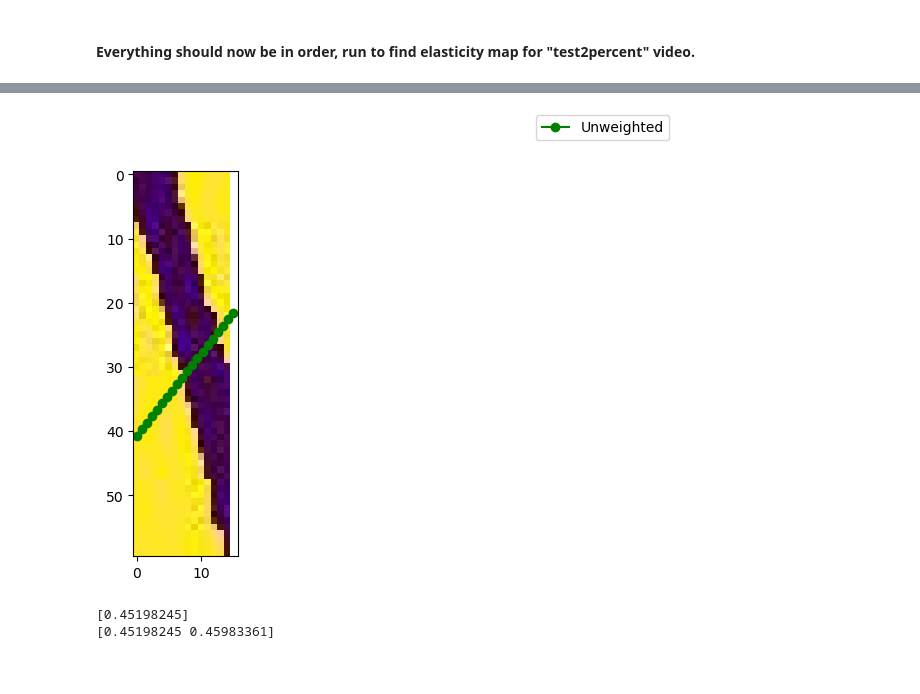
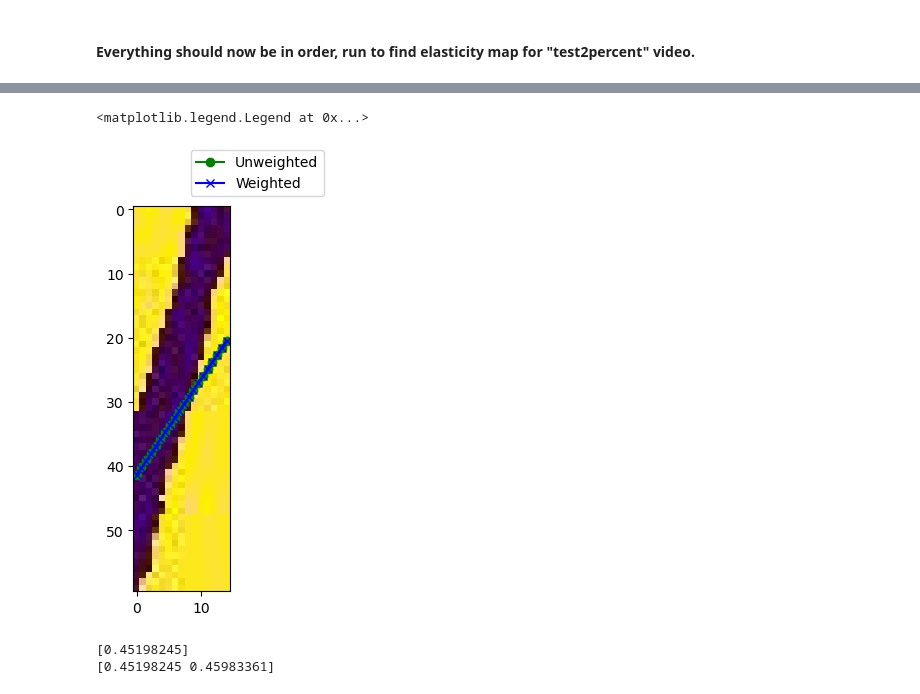
Before and after one commit to ecominator/optical_elastography, a Jupyter notebook: elasticity_sim.ipynb, the cells around one changed output, grey strips where cells are left out. Saved outputs shown, nothing was run; the diff lists cells and outputs as text; code cells hidden in the pictures.

Commit message:
added 2 methods for cross corr line fitting

```diff
--- a/elasticity_sim.ipynb
+++ b/elasticity_sim.ipynb
@@ -275,6 +275,8 @@ class WaveDetector:
 # implement slope measurement for one pixel
 # 50x50 pixels
 #itterate through each pixel to get a correlation result
+
+
 frNum = 15
 path_to_images = 'sim_2perc_crop/'
 kernel = 1
@@ -284,11 +286,13 @@ pixel_x = pixel_y = 50
 pixel_array = []
 for x in range(0, pixel_x + 1):
      for y in range(0, pixel_y + 1):
-         pixel = [x,y]
+        pixel = [pixel_x, pixel_y]
+pixel_array.append(pixel)
 
-for p in pixel_array:
-        _, corr_full_y = cross_correlation(frNum, path_to_images, pixel_array[p], kernel, x_disp=False, y_disp=True)
+#corr_full_y is 60x15 matrix which represents one pixel
+_, corr_full_y = cross_correlation(frNum, path_to_images, pixel_array[0], kernel, x_disp=False, y_disp=True)
 
 plt.imshow(corr_full_y)
-#print(corr_full_y)
+print(corr_full_y.shape[1])
+print(corr_full_y)
 # %% [output]
@@ -311,7 +368,7 @@ saved_image = plt.imsave(fname=image_filename, arr=image)
 # %%
 # https://stackoverflow.com/questions/52802648/how-do-i-fit-a-line-to-a-cluster-of-pixels
 
-#Fitting a line to cross correlation results
+#Method 2: Fitting a line to clean cross correlation results
 
 def rgb2gray(rgb):
     return np.dot(rgb[...,:3], [0.299, 0.587, 0.114])
@@ -325,50 +382,60 @@ def feature(x, order=3):
     return np.power(x, np.arange(order+1).reshape(1, -1))
 
 I_orig = plt.imread("image0.jpeg")
+I_mirror = plt.imread("imageM.jpeg")
 # Convert to grayscale
 I = rgb2gray(I_orig)
 
 # Mask out region
-mask = I > 60
+mask = I > 100
 
 # Get coordinates of pixels corresponding to marked region
 X = np.argwhere(mask)
+
+# Use the value as weights later
+weights = I[mask] / float(I.max())
+# Convert to diagonal matrix
+W = np.diag(weights)
 
 # Column indices
 x = X[:, 1].reshape(-1, 1)
 # Row indices to predict. Note origin is at top left corner
 y = X[:, 0]
 
 # Ridge regression, i.e., least squares with l2 regularization.
 # Should probably use a more numerically stable implementation,
 # e.g., that in Scikit-Learn
 # alpha is regularization parameter. Larger alpha => less flexible curve
-alpha = 0.0001
+alpha = 0.01
 
 # Construct data matrix, A
 order = 1
 A = feature(x, order)
-#w = inv (A^T A + alpha * I) A^T y
-#print(w_unweighted)
+# w = inv (A^T A + alpha * I) A^T y
 w_unweighted = np.linalg.pinv( A.T.dot(A) + alpha * np.eye(A.shape[1])).dot(A.T).dot(y)
+# w = inv (A^T W A + alpha * I) A^T W y
+w_weighted = np.linalg.pinv( A.T.dot(W).dot(A) + alpha * \
+                             np.eye(A.shape[1])).dot(A.T).dot(W).dot(y)
 
 
 # Generate test points
 n_samples = 20
-x_test = np.linspace(0, I_orig.shape[1], n_samples)
+x_test = np.linspace(0, I_orig.shape[1]-1, n_samples)
 X_test = feature(x_test, order)
 
 # Predict y coordinates at test points
 y_test_unweighted = X_test.dot(w_unweighted)
+y_test_weighted = X_test.dot(w_weighted)
 
 # Display
-fig, ax = plt.subplots(1, 1, figsize=(10, 5))
-ax.imshow(I_orig)
+fig, ax = plt.subplots(1, 1, figsize=(3, 5))
+ax.imshow(I_mirror)
 ax.plot(x_test, y_test_unweighted, color="green", marker='o', label="Unweighted")
+ax.plot(x_test, y_test_weighted, color="blue", marker='x', label="Weighted")
 fig.legend()
-fig.savefig("curve.png")
 # %% [output]
+<matplotlib.legend.Legend at 0x...>
-[figure, old version]
+[figure, new version]
 # %%
 #blurred version
 # blur = cv.GaussianBlur(image, (3, 3), 0)
```
Also changed, not shown: parts of 4 cells of this notebook.
